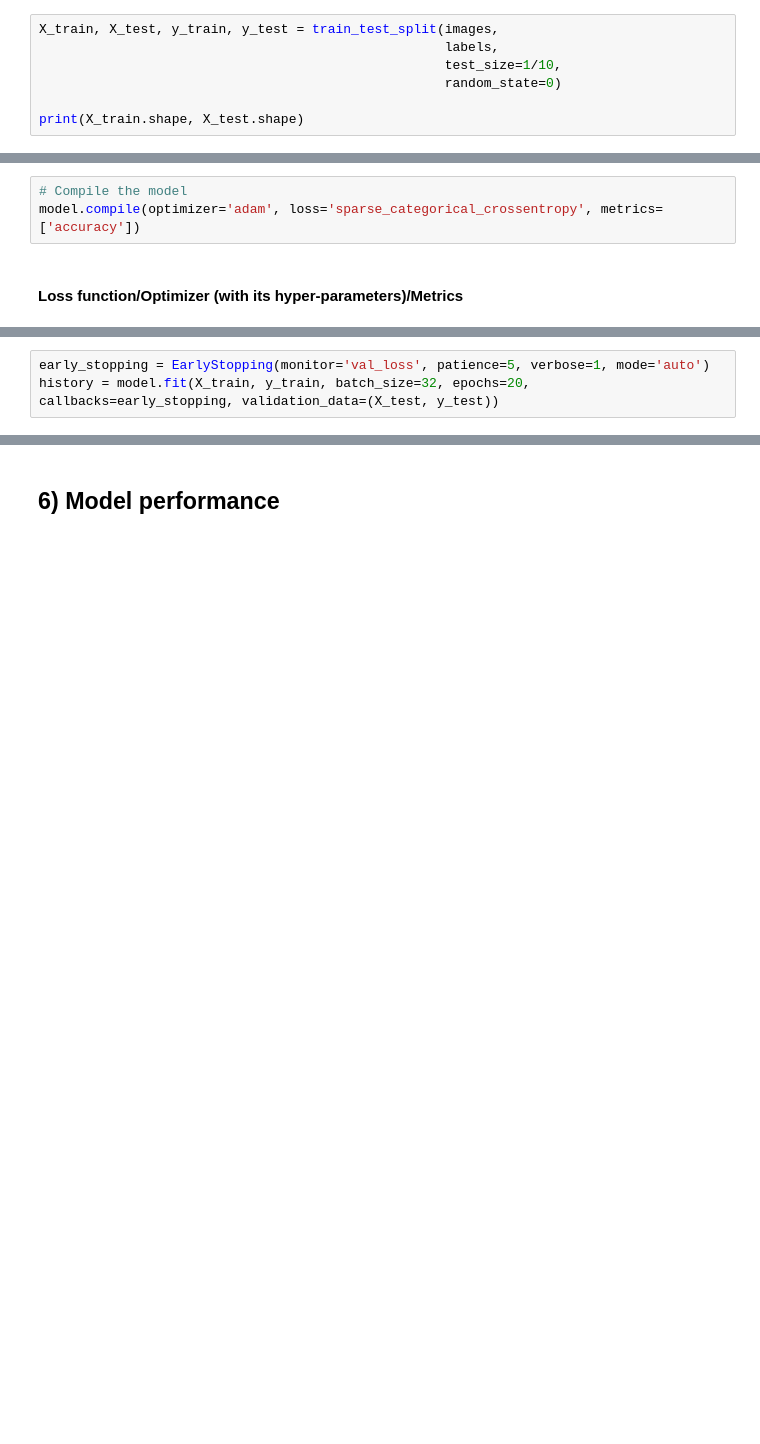
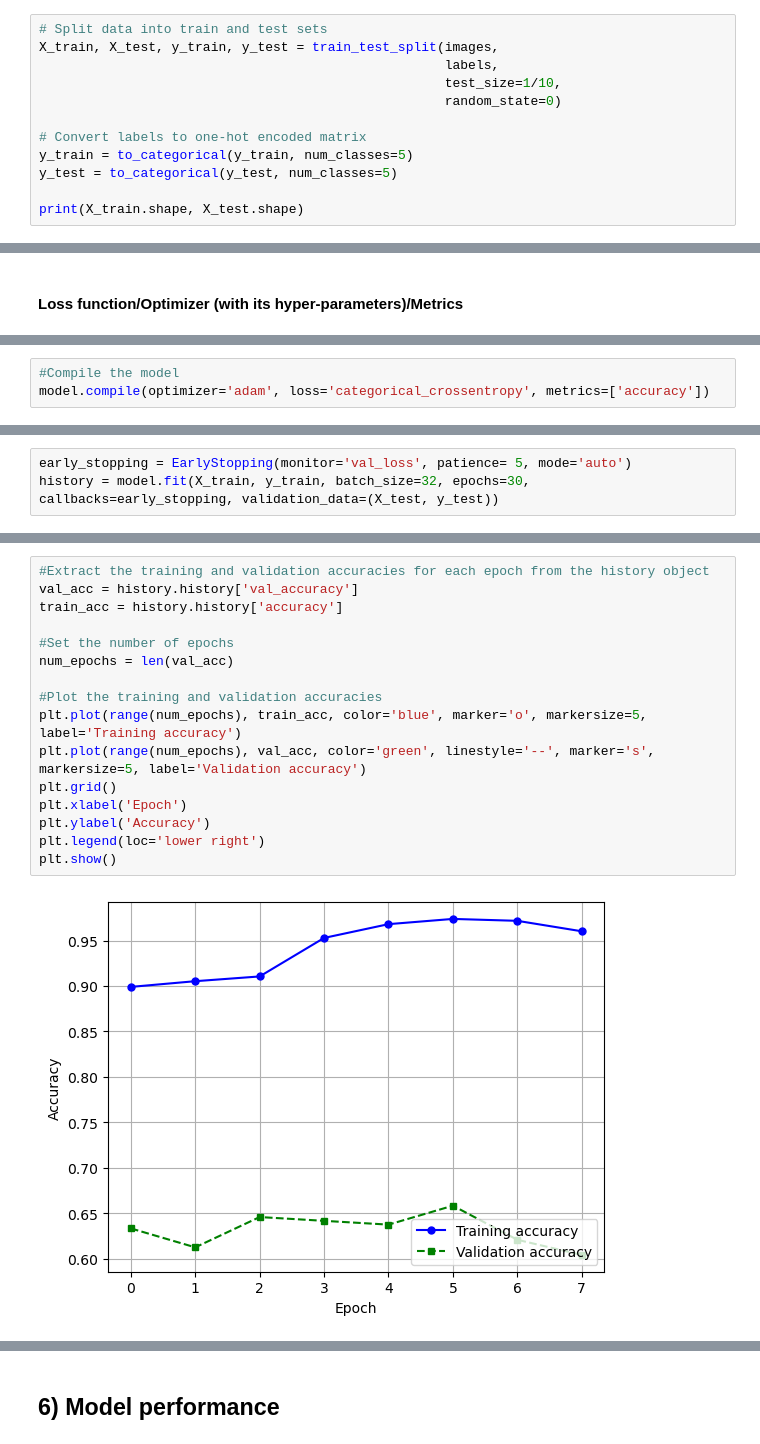
Before and after one commit to BredaUniversityADSAI/2022-23c-1fcmgt-reg-ai-01-SterreWalta220759, a Jupyter notebook: Responsible_AI/Creative-Brief-CNN.ipynb, the cells around one changed output, grey strips where cells are left out. Saved outputs shown, nothing was run; the diff lists cells and outputs as text; blank space fills up the shorter version.

```diff
--- a/Responsible_AI/Creative-Brief-CNN.ipynb
+++ b/Responsible_AI/Creative-Brief-CNN.ipynb
@@ -64,11 +66,16 @@ labels = np.array(labels)
 # %% [markdown]
 #### Train/Test/validation sizes- Image size?
 # %%
+# Split data into train and test sets
 X_train, X_test, y_train, y_test = train_test_split(images,
                                                     labels,
                                                     test_size=1/10,
                                                     random_state=0)
 
+# Convert labels to one-hot encoded matrix
+y_train = to_categorical(y_train, num_classes=5)
+y_test = to_categorical(y_test, num_classes=5)
+
 print(X_train.shape, X_test.shape)
 # %% [output]
 (2152, 64, 64, 3) (240, 64, 64, 3)
@@ -182,7 +205,4 @@ model.add(Dense(10, activation='softmax')) # 10 is the number of classes
 # %% [markdown]
 ## 5) CNN training
-# %%
-# Compile the model
-model.compile(optimizer='adam', loss='sparse_categorical_crossentropy', metrics=['accuracy'])
 # %% [markdown]
 #### Loss function/Optimizer (with its hyper-parameters)/Metrics
@@ -190,0 +209,3 @@ model.compile(optimizer='adam', loss='sparse_categorical_crossentropy', metrics=
+# %%
+#Compile the model
+model.compile(optimizer='adam', loss='categorical_crossentropy', metrics=['accuracy'])
@@ -191,4 +214,4 @@ model.compile(optimizer='adam', loss='sparse_categorical_crossentropy', metrics=
 # %%
-early_stopping = EarlyStopping(monitor='val_loss', patience=5, verbose=1, mode='auto')
-history = model.fit(X_train, y_train, batch_size=32, epochs=20, callbacks=early_stopping, validation_data=(X_test, y_test))
+early_stopping = EarlyStopping(monitor='val_loss', patience= 5, mode='auto')
+history = model.fit(X_train, y_train, batch_size=32, epochs=30, callbacks=early_stopping, validation_data=(X_test, y_test))
 # %% [output]
@@ -212,0 +245,18 @@ model.evaluate(X_test, y_test)
+# %%
+#Extract the training and validation accuracies for each epoch from the history object
+val_acc = history.history['val_accuracy']
+train_acc = history.history['accuracy']
+
+#Set the number of epochs
+num_epochs = len(val_acc)
+
+#Plot the training and validation accuracies
+plt.plot(range(num_epochs), train_acc, color='blue', marker='o', markersize=5, label='Training accuracy')
+plt.plot(range(num_epochs), val_acc, color='green', linestyle='--', marker='s', markersize=5, label='Validation accuracy')
+plt.grid()
+plt.xlabel('Epoch')
+plt.ylabel('Accuracy')
+plt.legend(loc='lower right')
+plt.show()
+# %% [output]
+[figure, added]
```
Also changed, not shown: parts of 14 cells of this notebook, 4 other files.
